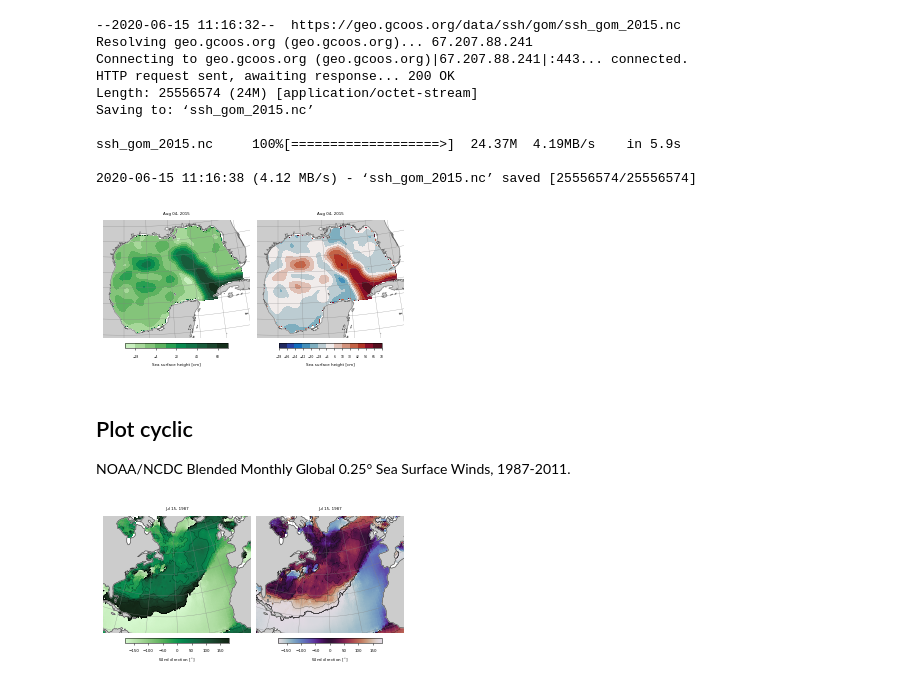
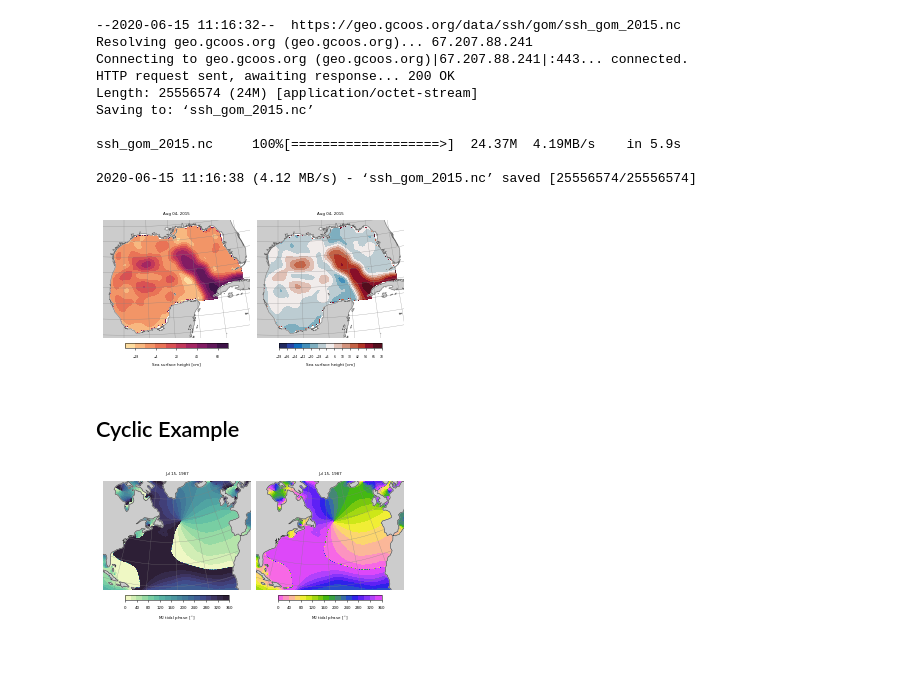
Before and after one commit to kthyng/cise-colormaps, a Jupyter notebook: make_figures.ipynb, the cells around one changed output. Saved outputs shown, nothing was run; the diff lists cells and outputs as text; code cells hidden in the pictures; blank space fills up the shorter version.

```diff
--- a/make_figures.ipynb
+++ b/make_figures.ipynb
@@ -576,7 +636,7 @@ fig.savefig('figures/allmaps.pdf')
 - Intuition
 - Use lightness to map data form
 # %%
-cmaps = [cmo.algae, cmo.balance, cmo.cm.twilight]
+cmaps = [cmo.algae, cmo.matter, cmo.deep, cmo.balance, cc.cm.CET_C2]
 x = np.linspace(0.0, 1.0, 256)
 
 
@@ -585,16 +645,19 @@ dx = 0
 for cmap in cmaps:
     J = rgb2cam(cmap(x)[:,:3])[:,0]
     ax.scatter(x+dx, J, c=x, cmap=cmap, s=25, linewidths=0.)
-    dx += 4
+    if cmap.name in ['algae','matter']:
+        dx += 1.5
+    else:
+        dx += 2
 
 ax.set_ylabel('Lightness', fontsize=fstiny)
 ax.set_xticks([])
 ax.set_frame_on(False)
 ax.tick_params(labelsize=fstiny)
 
-ax.text(-0.5,105,'Sequential', fontsize=fstiny)
-ax.text(3.5,105,'Diverging', fontsize=fstiny)
-ax.text(8,105,'Cyclic', fontsize=fstiny)
+ax.text(0.75,105,'Sequential', fontsize=fstiny)
+ax.text(4.5,105,'Diverging', fontsize=fstiny)
+ax.text(7,105,'Cyclic', fontsize=fstiny)
 # ax.text(11,105,'Cyclic', fontsize=fstiny)
 
 fig.savefig('figures/cats.pdf', bbox_inches='tight', dpi=300)
@@ -613,7 +676,7 @@ sub = ds.chlorophyll.isel(latitude=slice(0,-1,5), longitude=slice(0,-1,5), altit
 proj = cartopy.crs.Robinson(central_longitude=180)
 
 cmaps = [cmo.algae, cmo.balance]
-fig, axes = plt.subplots(1, len(cmaps), figsize=(171*0.8/25.4, 171*0.45/25.4), subplot_kw=dict(projection=proj))
+fig, axes = plt.subplots(1, len(cmaps), figsize=(171*0.8/25.4, 171*0.375/25.4), subplot_kw=dict(projection=proj))
 
 for ax, cmap in zip(axes,cmaps):
     mappable = ax.pcolormesh(sub.longitude, sub.latitude, sub, cmap=cmap,
@@ -664,7 +727,7 @@ l10 = cartopy.feature.NaturalEarthFeature('physical', 'land', '10m',
                                         edgecolor='face', facecolor='0.8')
 c10 = cartopy.feature.NaturalEarthFeature('physical', 'coastline', '10m', linewidth=0.4,
                                         edgecolor='0.4', facecolor='none')
-cmaps = [cmo.algae, cmo.balance]
+cmaps = [cmo.matter, cmo.balance]
 fig, axes = plt.subplots(1, len(cmaps), figsize=(171*0.8/25.4, 171*0.45/25.4), subplot_kw=dict(projection=proj))
 
 for ax, cmap in zip(axes, cmaps):
@@ -688,8 +751,4 @@ for ax, cmap in zip(axes, cmaps):
 fig.subplots_adjust(wspace=0.05)
 fig.savefig('figures/ssh.png', bbox_inches='tight', dpi=300)
 # %% [output]
-[figure, old version]
+[figure, new version]
-# %% [markdown]
-## Plot cyclic
-
-NOAA/NCDC Blended Monthly Global 0.25° Sea Surface Winds, 1987-2011.
@@ -700,29 +755,37 @@ ds = xr.open_dataset(url)
+# %% [markdown]
+## Cyclic Example
+# %%
+# Request data from http://volkov.oce.orst.edu/tides/noserv.html
+# Info here: http://volkov.oce.orst.edu/tides/global.html
+ds = xr.open_dataset('h_tpxo7.2.nc')
 # %%
-sub = ds.isel(altitude=0, latitude=slice(0,-1,2), longitude=slice(0,-1,2), time=0)
-ph = np.rad2deg(np.arctan2(sub.v, sub.u))
+# sub = ds.ha.isel(nc=0, ny=slice(0,-1,2), nx=slice(0,-1,2))
+# ph = np.rad2deg(np.arctan2(sub.v, sub.u))
 
 # Plot wind direction
 proj = cartopy.crs.AlbersEqualArea(central_longitude=-50)
 
-cmaps = [cmo.algae, cmo.cm.twilight]
+cmaps = [cmo.deep, cc.cm.CET_C2]
 fig, axes = plt.subplots(1, len(cmaps), figsize=(171*0.8/25.4, 171*0.45/25.4), subplot_kw=dict(projection=proj))
 
 for ax, cmap in zip(axes,cmaps):
-    ax.set_extent([-80, -10, 10, 65], cartopy.crs.Geodetic())
-    mappable = ax.pcolormesh(ph.longitude, ph.latitude, ph,cmap=cmap, transform=pc)#,
-                        #    levels=np.linspace(0, 360, 10))
-    ax.contour(ph.longitude, ph.latitude, ph, np.arange(0,360, 40), colors='k', linewidths=0.2, transform=pc)
+    ax.set_extent([-80, -10, 15, 65], cartopy.crs.Geodetic())
+#     mappable = ax.pcolormesh(ds.lon_z, ds.lat_z, ds.hp.isel(nc=0),cmap=cmap, transform=pc)#,
+#                         #    levels=np.linspace(0, 360, 10))
+    mappable = ax.contourf(ds.lon_z, ds.lat_z, ds.hp.isel(nc=0), 20,cmap=cmap,
+                           transform=pc)#,
+#     ax.contour(ds.lon_z, ds.lat_z, ds.hp.isel(nc=0), np.arange(0,360, 40), colors='k', linewidths=0.2, transform=pc)
     ax.gridlines(linewidth=0.3, color='gray', alpha=0.8, linestyle='-')
     ax.add_feature(cartopy.feature.LAND, facecolor='0.8', zorder=10)
     ax.add_feature(cartopy.feature.COASTLINE, edgecolor='0.2', zorder=10, linewidth=0.5)
     ax.set_title(pd.Timestamp(ph.time.values).strftime('%b %d, %Y'), fontsize=4)
     cb = fig.colorbar(mappable, shrink=0.7, pad=0.03, ax=ax, orientation='horizontal')
-    cb.set_label(r'Wind direction [$^\circ$]', fontsize=4)
+    cb.set_label(r'M$_2$ tidal phase [$^\circ$]', fontsize=4)
     cb.ax.tick_params(labelsize=4, width=0.5, size=2)
     cb.outline.set_linewidth(0.5)
     ax.outline_patch.set_visible(False)
 
 fig.subplots_adjust(wspace=0.03)
 fig.savefig('figures/phase.png', bbox_inches='tight', dpi=300)
 # %% [output]
-[figure, old version]
+[figure, new version]
```
Also changed, not shown: parts of 7 cells of this notebook.
